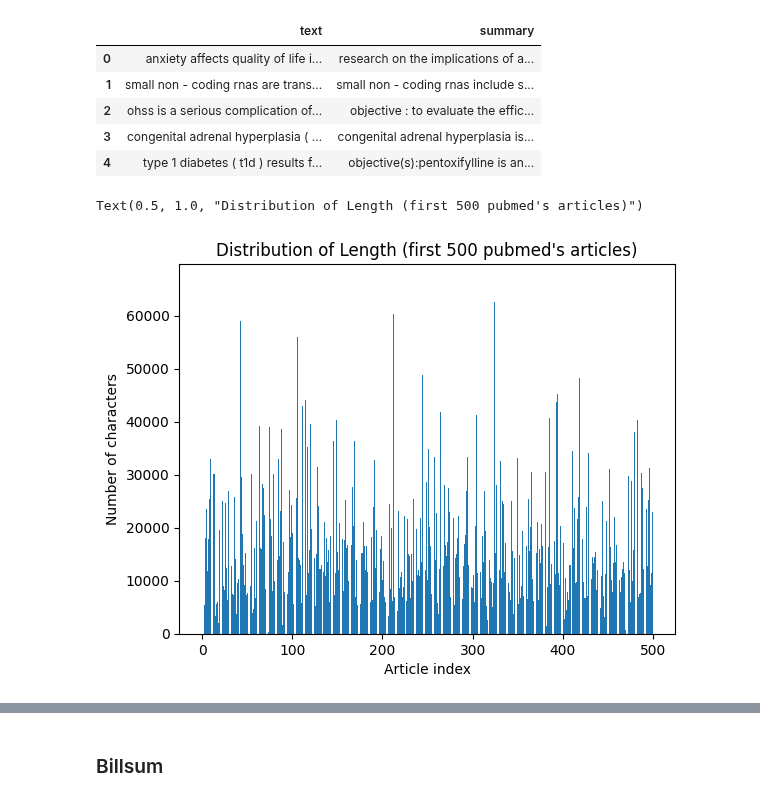
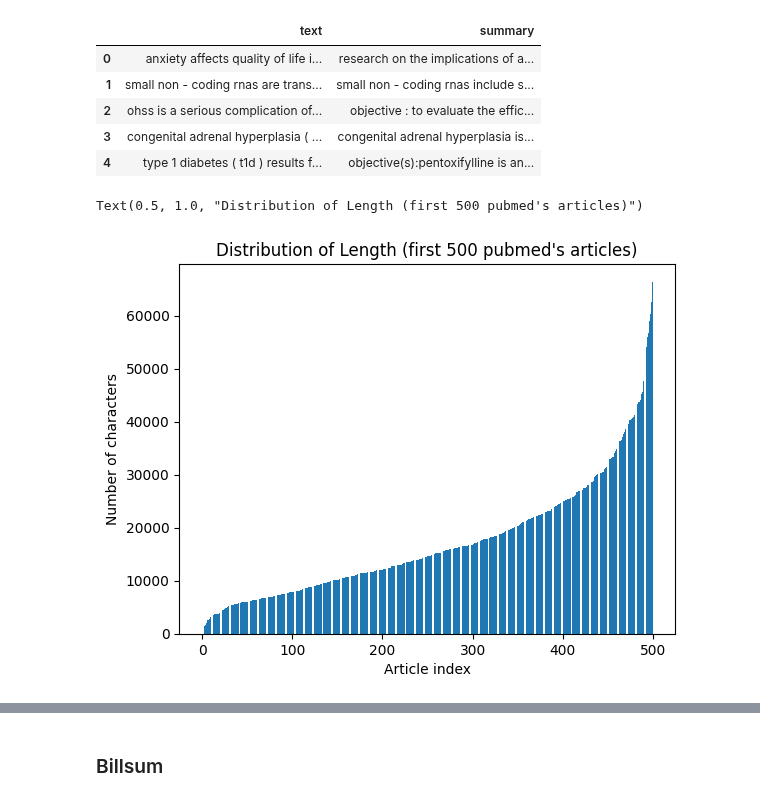
Before and after one commit to MariusAAROS/Supervised-Learning-using-Unsupervised-Learning-Metrics-in-the-absence-of-Annotated-Data, a Jupyter notebook: myLibraries/notebooks/SearchDatasetGoldHuman.ipynb, the cells around one changed output, grey strips where cells are left out. Drawn from its saved outputs; the diff is of its cells as text; code cells hidden in the pictures.

```diff
--- a/myLibraries/notebooks/SearchDatasetGoldHuman.ipynb
+++ b/myLibraries/notebooks/SearchDatasetGoldHuman.ipynb
@@ -33,7 +33,7 @@ pubmed.iloc[0, 0]
 import pandas as pd
 from matplotlib import pyplot as plt
 # %%
-pm_path = r"D:\COURS\A4\S8 - ESILV\Stage\Work\Datasets\Summary Evaluation\Pubmed\test.json"
+pm_path = r"C:\Pro\Stages\A4 - DVRC\Work\Datasets\pubmed\test.json"
 pubmed_test = pd.read_json(pm_path, lines=True)
 pm = pubmed_test[["article_text", "abstract_text"]]
 cleaner = lambda x: ". ".join(x).replace("<S>", "").strip()
@@ -55,12 +55,12 @@ pm.head()
 | 3 | congenital adrenal hyperplasia ( ... | congenital adrenal hyperplasia is... |
 | 4 | type 1 diabetes ( t1d ) results f... | objective(s):pentoxifylline is an... |
 # %%
-text_lens = [len(x) for x in subset.text.to_list()]
+text_lens = sorted([len(x) for x in subset.text.to_list()])
 x = [x for x in range(500)]
 plt.bar(x, text_lens)
 plt.xlabel("Article index")
 plt.ylabel("Number of characters")
 plt.title("Distribution of Length (first 500 pubmed's articles)")
 # %% [output]
 Text(0.5, 1.0, "Distribution of Length (first 500 pubmed's articles)")
-[figure, old version]
+[figure, new version]
```
Also changed, not shown: parts of 3 cells of this notebook, 1 other file.
